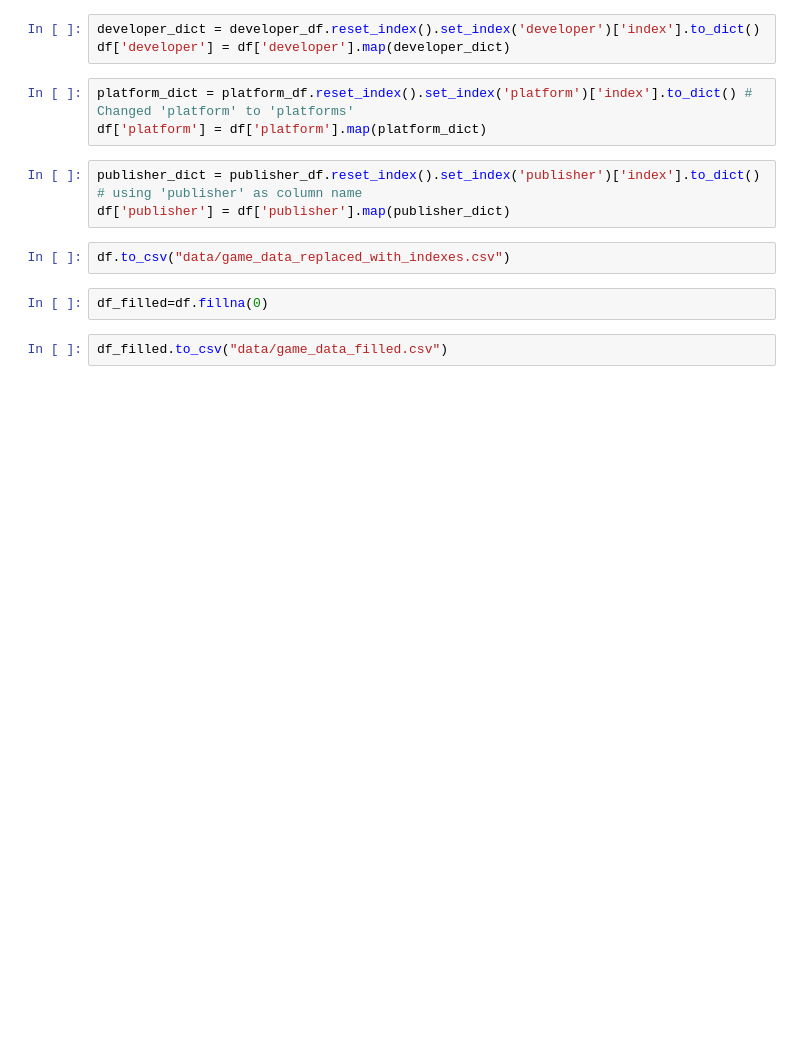
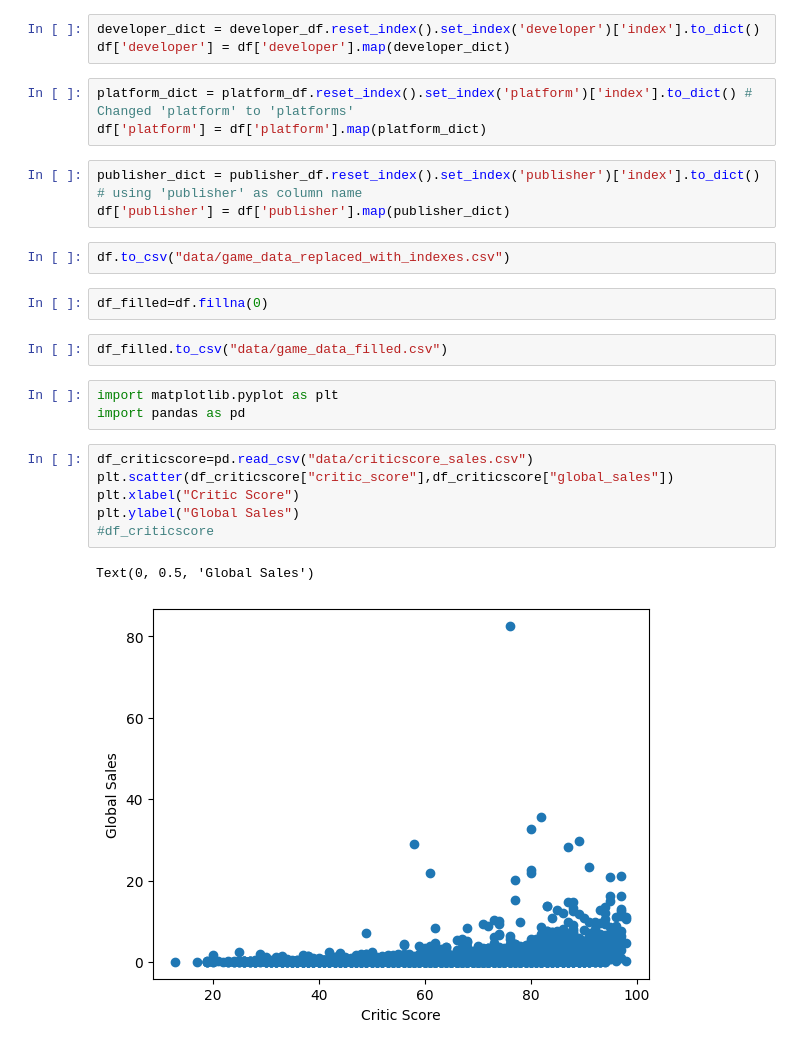
Before and after one commit to mrtimN/game-sales, a Jupyter notebook: game-sale-data.ipynb, the cells around one changed output. Drawn from its saved outputs; the diff is of its cells as text; blank space fills up the shorter version.

```diff
--- a/game-sale-data.ipynb
+++ b/game-sale-data.ipynb
@@ -78,3 +78,15 @@ df.to_csv("data/game_data_replaced_with_indexes.csv")
 df_filled=df.fillna(0)
 # %%
 df_filled.to_csv("data/game_data_filled.csv")
+# %%
+import matplotlib.pyplot as plt
+import pandas as pd
+# %%
+df_criticscore=pd.read_csv("data/criticscore_sales.csv")
+plt.scatter(df_criticscore["critic_score"],df_criticscore["global_sales"])
+plt.xlabel("Critic Score")
+plt.ylabel("Global Sales")
+#df_criticscore
+# %% [output]
+Text(0, 0.5, 'Global Sales')
+[figure, added]
```
Also changed, not shown: parts of 1 cell of this notebook, 2 other files.
